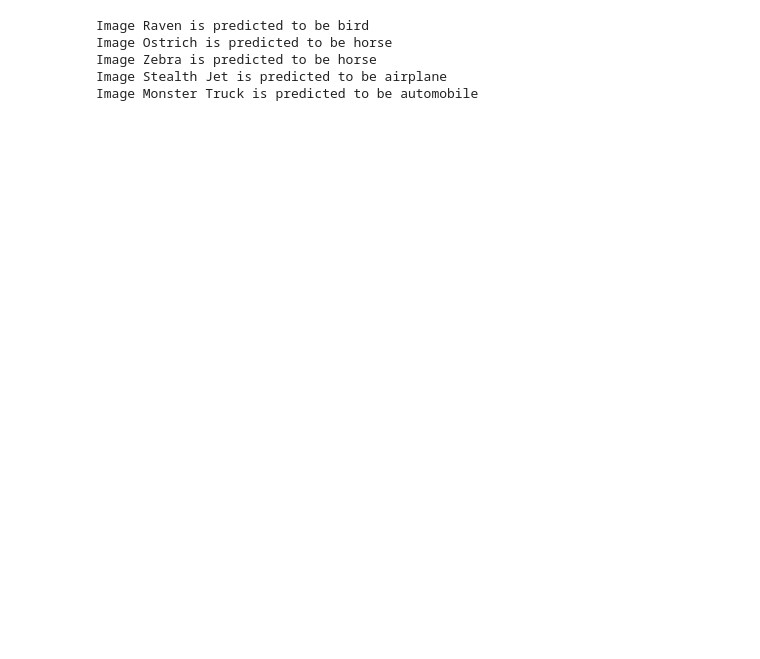
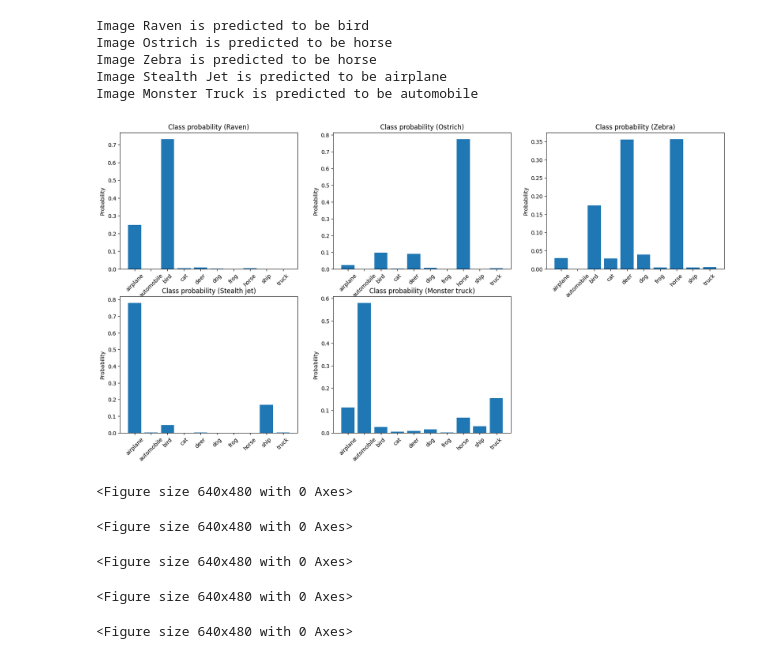
Before and after one commit to WelehoBRUDER/MetropoliaAMK-neural-networks, a Jupyter notebook: cifar-10_fcn.ipynb, the cells around one changed output. Drawn from its saved outputs; the diff is of its cells as text; code cells hidden in the pictures; blank space fills up the shorter version.

```diff
--- a/cifar-10_fcn.ipynb
+++ b/cifar-10_fcn.ipynb
@@ -137,15 +137,48 @@ def predict_image(img_array, name):
     predicted_index = np.argmax(predictions[0])
     predicted_label = class_names[predicted_index]
     print(f"Image {name} is predicted to be {predicted_label}")
+    return predictions[0]
 # %%
-predict_image(load_and_process_image('raven.jpg'), 'Raven')
-predict_image(load_and_process_image('ostrich.jpg'), 'Ostrich')
-predict_image(load_and_process_image('zebra.jpg'), 'Zebra')
-predict_image(load_and_process_image('stealth_jet.jpg'), 'Stealth Jet')
-predict_image(load_and_process_image('monster_truck.jpg'), 'Monster Truck')
+probs1 = predict_image(load_and_process_image('raven.jpg'), 'Raven')
+probs2 = predict_image(load_and_process_image('ostrich.jpg'), 'Ostrich')
+probs3 = predict_image(load_and_process_image('zebra.jpg'), 'Zebra')
+probs4 = predict_image(load_and_process_image('stealth_jet.jpg'), 'Stealth Jet')
+probs5 = predict_image(load_and_process_image('monster_truck.jpg'), 'Monster Truck')
 # %% [output]
 Image Raven is predicted to be bird
 Image Ostrich is predicted to be horse
 Image Zebra is predicted to be horse
 Image Stealth Jet is predicted to be airplane
 Image Monster Truck is predicted to be automobile
+# %%
+import math
+all_probs = [probs1, probs2, probs3, probs4, probs5]
+all_names = ["Raven", "Ostrich", "Zebra", "Stealth jet", "Monster truck"]
+
+n_items = len(all_probs)
+n_cols = 3
+n_rows = math.ceil(n_items / n_cols)
+
+fig, axes = plt.subplots(n_rows, n_cols, figsize=(20, 5 * n_rows))
+axes = axes.flatten()
+
+for i, probs in enumerate(all_probs):
+    plt.figure()
+    ax = axes[i]
+    ax.bar(class_names, probs)
+    ax.set_xticklabels(class_names, rotation=45)
+    ax.set_ylabel("Probability")
+    ax.set_title(f"Class probability ({all_names[i]})")
+
+for j in range(i + 1, len(axes)):
+    axes[j].axis("off")
+
+plt.tight_layout()
+plt.show()
+# %% [output]
+[figure, added]
+<Figure size 640x480 with 0 Axes>
+<Figure size 640x480 with 0 Axes>
+<Figure size 640x480 with 0 Axes>
+<Figure size 640x480 with 0 Axes>
+<Figure size 640x480 with 0 Axes>
```
